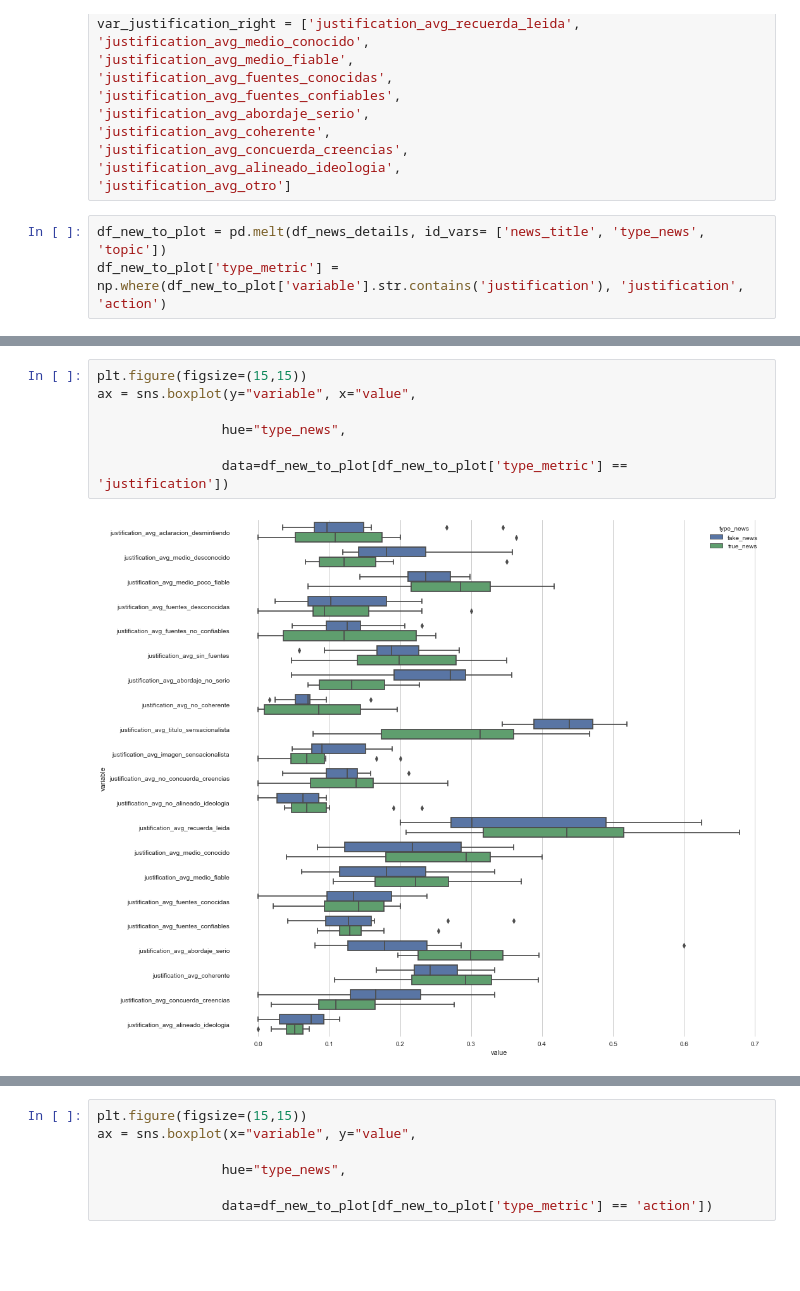
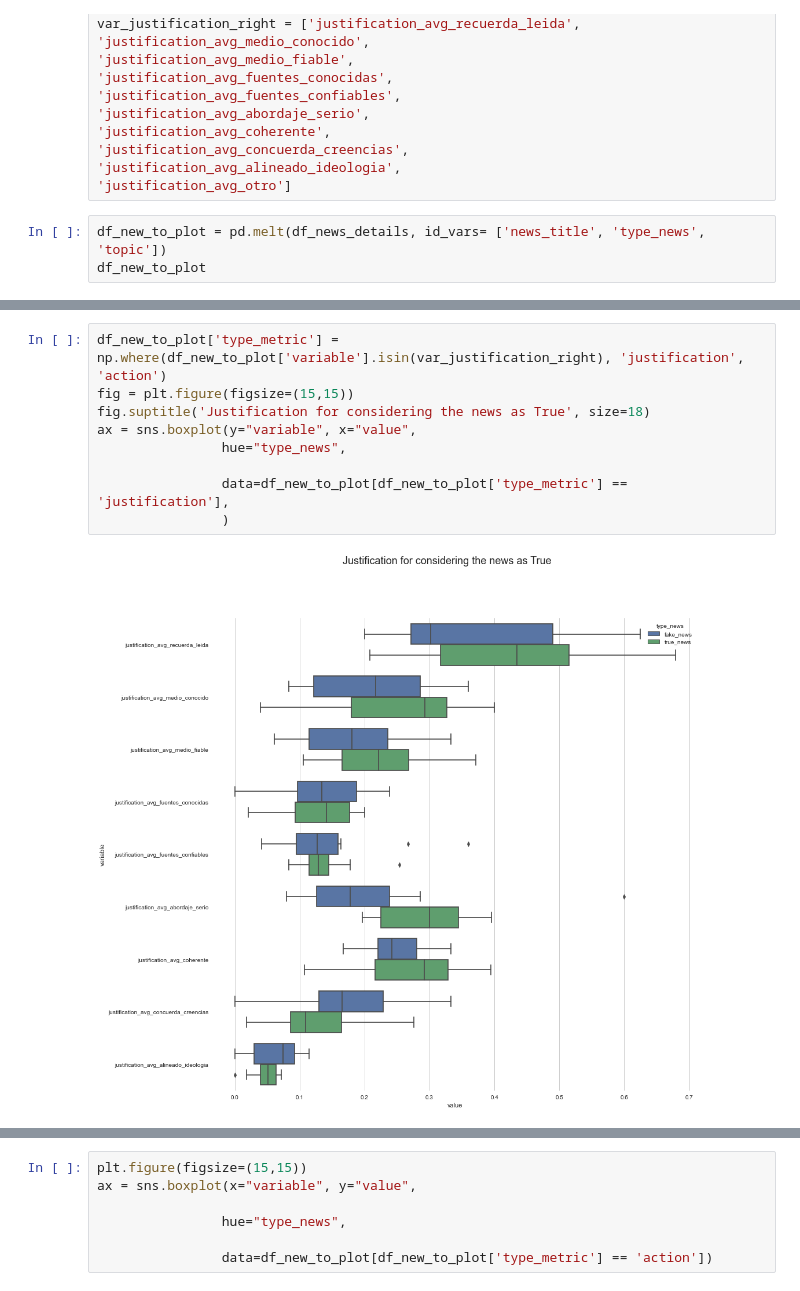
Before and after one commit to social-link-analytics-group-bsc/experiment-platform, a Jupyter notebook: analysis/justifications_actions.ipynb, the cells around one changed output, grey strips where cells are left out. Saved outputs shown, nothing was run; the diff lists cells and outputs as text; blank space fills up the shorter version.

```diff
--- a/analysis/justifications_actions.ipynb
+++ b/analysis/justifications_actions.ipynb
@@ -102,4 +102,4 @@ var_justification_right = ['justification_avg_recuerda_leida',
 'justification_avg_otro']
 # %%
 df_new_to_plot = pd.melt(df_news_details, id_vars= ['news_title', 'type_news', 'topic'])
-df_new_to_plot['type_metric'] = np.where(df_new_to_plot['variable'].str.contains('justification'), 'justification', 'action')
+df_new_to_plot
@@ -106,9 +120,11 @@ df_new_to_plot['type_metric'] = np.where(df_new_to_plot['variable'].str.contains
 # %%
-plt.figure(figsize=(15,15))
+df_new_to_plot['type_metric'] = np.where(df_new_to_plot['variable'].isin(var_justification_right), 'justification', 'action')
+fig = plt.figure(figsize=(15,15))
+fig.suptitle('Justification for considering the news as True', size=18)
 ax = sns.boxplot(y="variable", x="value",
-
                 hue="type_news",
 
-                data=df_new_to_plot[df_new_to_plot['type_metric'] == 'justification'])
+                data=df_new_to_plot[df_new_to_plot['type_metric'] == 'justification'],
+                )
 # %% [output]
-[figure, old version]
+[figure, new version]
```
Also changed, not shown: parts of 13 cells of this notebook, 2 other files.
